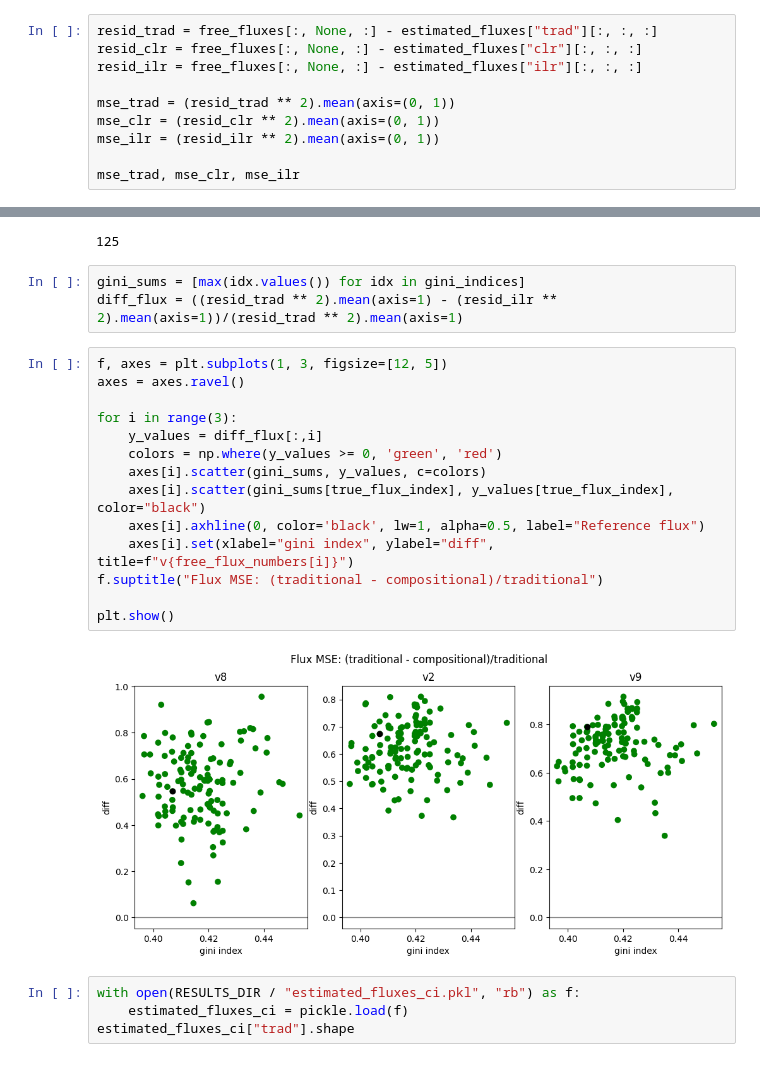
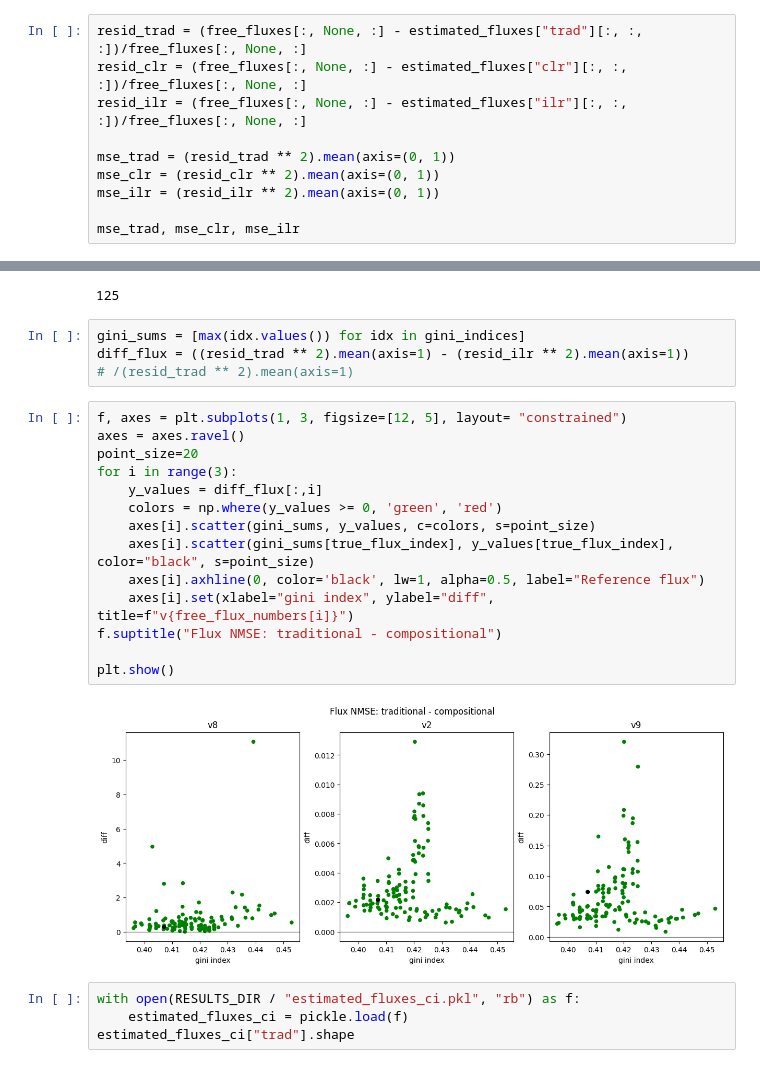
Before and after one commit to dtu-qmcm/cmfa, a Jupyter notebook: notebooks/tca_cycle.ipynb, the cells around one changed output, grey strips where cells are left out. Drawn from its saved outputs; the diff is of its cells as text.

Commit message:
Even more changes on plot

```diff
--- a/notebooks/tca_cycle.ipynb
+++ b/notebooks/tca_cycle.ipynb
@@ -69,9 +69,9 @@ estimated_fluxes["trad"].shape
 # %% [output]
 (125, 50, 3)
 # %%
-resid_trad = free_fluxes[:, None, :] - estimated_fluxes["trad"][:, :, :]
-resid_clr = free_fluxes[:, None, :] - estimated_fluxes["clr"][:, :, :]
-resid_ilr = free_fluxes[:, None, :] - estimated_fluxes["ilr"][:, :, :]
+resid_trad = (free_fluxes[:, None, :] - estimated_fluxes["trad"][:, :, :])/free_fluxes[:, None, :]
+resid_clr = (free_fluxes[:, None, :] - estimated_fluxes["clr"][:, :, :])/free_fluxes[:, None, :]
+resid_ilr = (free_fluxes[:, None, :] - estimated_fluxes["ilr"][:, :, :])/free_fluxes[:, None, :]
 
 mse_trad = (resid_trad ** 2).mean(axis=(0, 1))
 mse_clr = (resid_clr ** 2).mean(axis=(0, 1))
@@ -198,23 +198,24 @@ len(gini_indices)
 125
 # %%
 gini_sums = [max(idx.values()) for idx in gini_indices]
-diff_flux = ((resid_trad ** 2).mean(axis=1) - (resid_ilr ** 2).mean(axis=1))/(resid_trad ** 2).mean(axis=1)
+diff_flux = ((resid_trad ** 2).mean(axis=1) - (resid_ilr ** 2).mean(axis=1))
+# /(resid_trad ** 2).mean(axis=1)
 # %%
-f, axes = plt.subplots(1, 3, figsize=[12, 5])
+f, axes = plt.subplots(1, 3, figsize=[12, 5], layout= "constrained")
 axes = axes.ravel()
-
+point_size=20
 for i in range(3):
     y_values = diff_flux[:,i]
     colors = np.where(y_values >= 0, 'green', 'red')
-    axes[i].scatter(gini_sums, y_values, c=colors)
-    axes[i].scatter(gini_sums[true_flux_index], y_values[true_flux_index], color="black")
+    axes[i].scatter(gini_sums, y_values, c=colors, s=point_size)
+    axes[i].scatter(gini_sums[true_flux_index], y_values[true_flux_index], color="black", s=point_size)
     axes[i].axhline(0, color='black', lw=1, alpha=0.5, label="Reference flux")
     axes[i].set(xlabel="gini index", ylabel="diff", title=f"v{free_flux_numbers[i]}")
-f.suptitle("Flux MSE: (traditional - compositional)/traditional")
+f.suptitle("Flux NMSE: traditional - compositional")
 
 plt.show()
 # %% [output]
-[figure, old version]
+[figure, new version]
 # %%
 with open(RESULTS_DIR / "estimated_fluxes_ci.pkl", "rb") as f:
     estimated_fluxes_ci = pickle.load(f)
```
Also changed, not shown: parts of 3 cells of this notebook, 2 other files.
